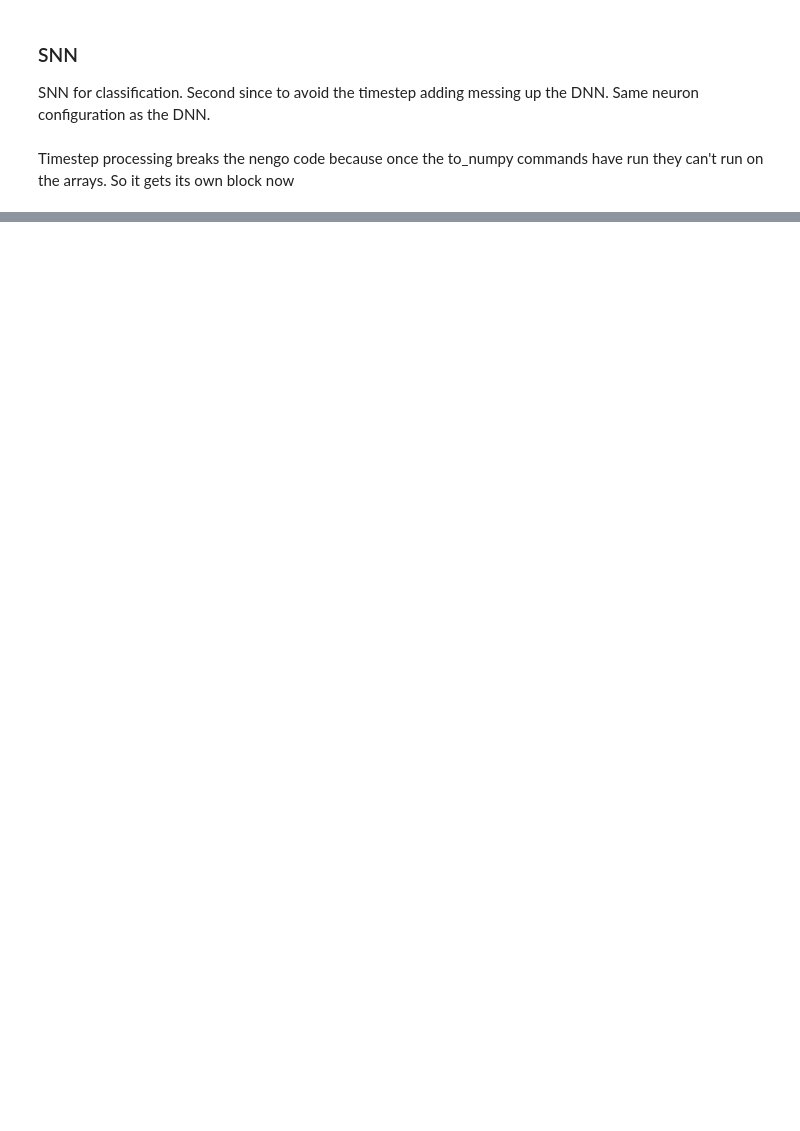
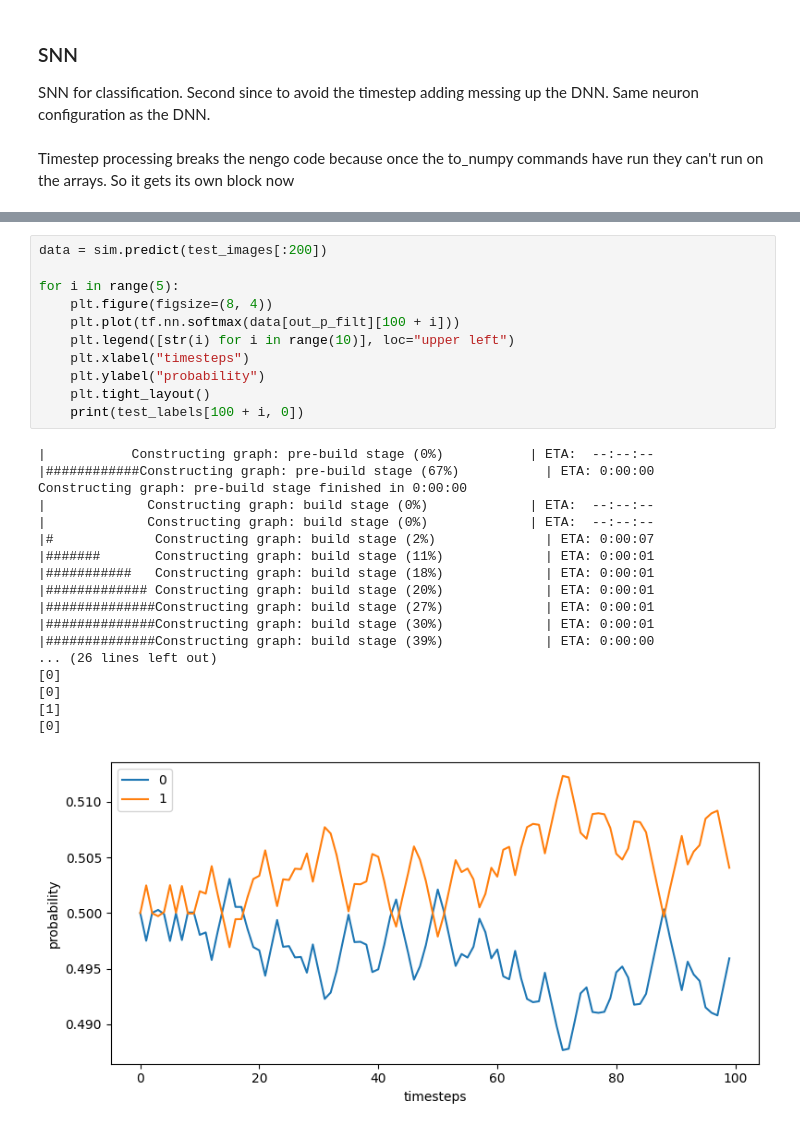
Before and after one commit to c24lilly/NeuralNets, a Jupyter notebook: Final.ipynb, the cells around one changed output, grey strips where cells are left out. Saved outputs shown, nothing was run; the diff lists cells and outputs as text; blank space fills up the shorter version.

```diff
--- a/Final.ipynb
+++ b/Final.ipynb
@@ -270,0 +279,30 @@ Accuracy after training: 0.46666666865348816
+# %%
+data = sim.predict(test_images[:200])
+
+for i in range(5):
+    plt.figure(figsize=(8, 4))
+    plt.plot(tf.nn.softmax(data[out_p_filt][100 + i]))
+    plt.legend([str(i) for i in range(10)], loc="upper left")
+    plt.xlabel("timesteps")
+    plt.ylabel("probability")
+    plt.tight_layout()
+    print(test_labels[100 + i, 0])
+# %% [output]
+|           Constructing graph: pre-build stage (0%)           | ETA:  --:--:--
+|############Constructing graph: pre-build stage (67%)           | ETA: 0:00:00
+Constructing graph: pre-build stage finished in 0:00:00
+|             Constructing graph: build stage (0%)             | ETA:  --:--:--
+|             Constructing graph: build stage (0%)             | ETA:  --:--:--
+|#             Constructing graph: build stage (2%)              | ETA: 0:00:07
+|#######       Constructing graph: build stage (11%)             | ETA: 0:00:01
+|###########   Constructing graph: build stage (18%)             | ETA: 0:00:01
+|############# Constructing graph: build stage (20%)             | ETA: 0:00:01
+|##############Constructing graph: build stage (27%)             | ETA: 0:00:01
+|##############Constructing graph: build stage (30%)             | ETA: 0:00:01
+|##############Constructing graph: build stage (39%)             | ETA: 0:00:00
+... (26 lines left out)
+[0]
+[0]
+[1]
+[0]
+[figure, added]
```
Also changed, not shown: parts of 6 cells of this notebook, 3 other files.
